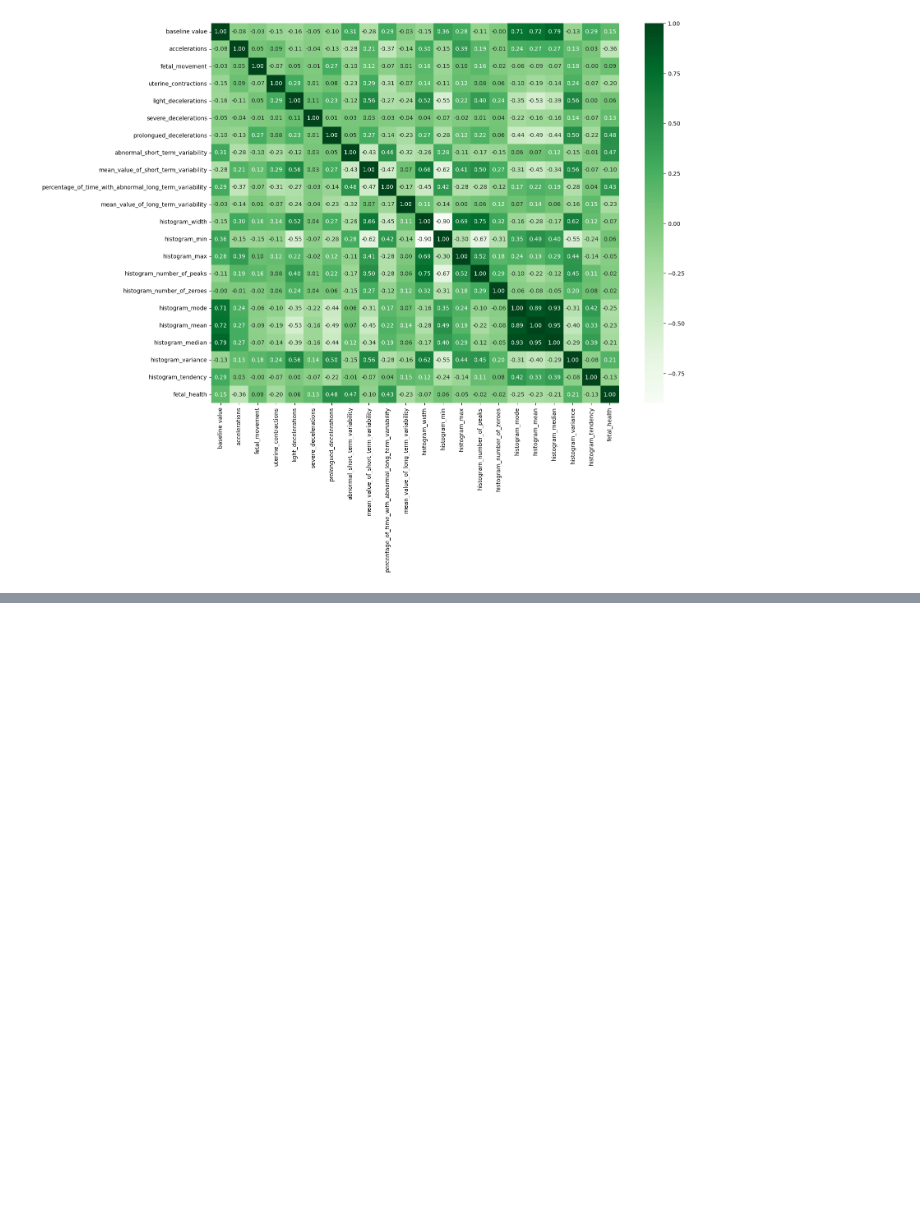
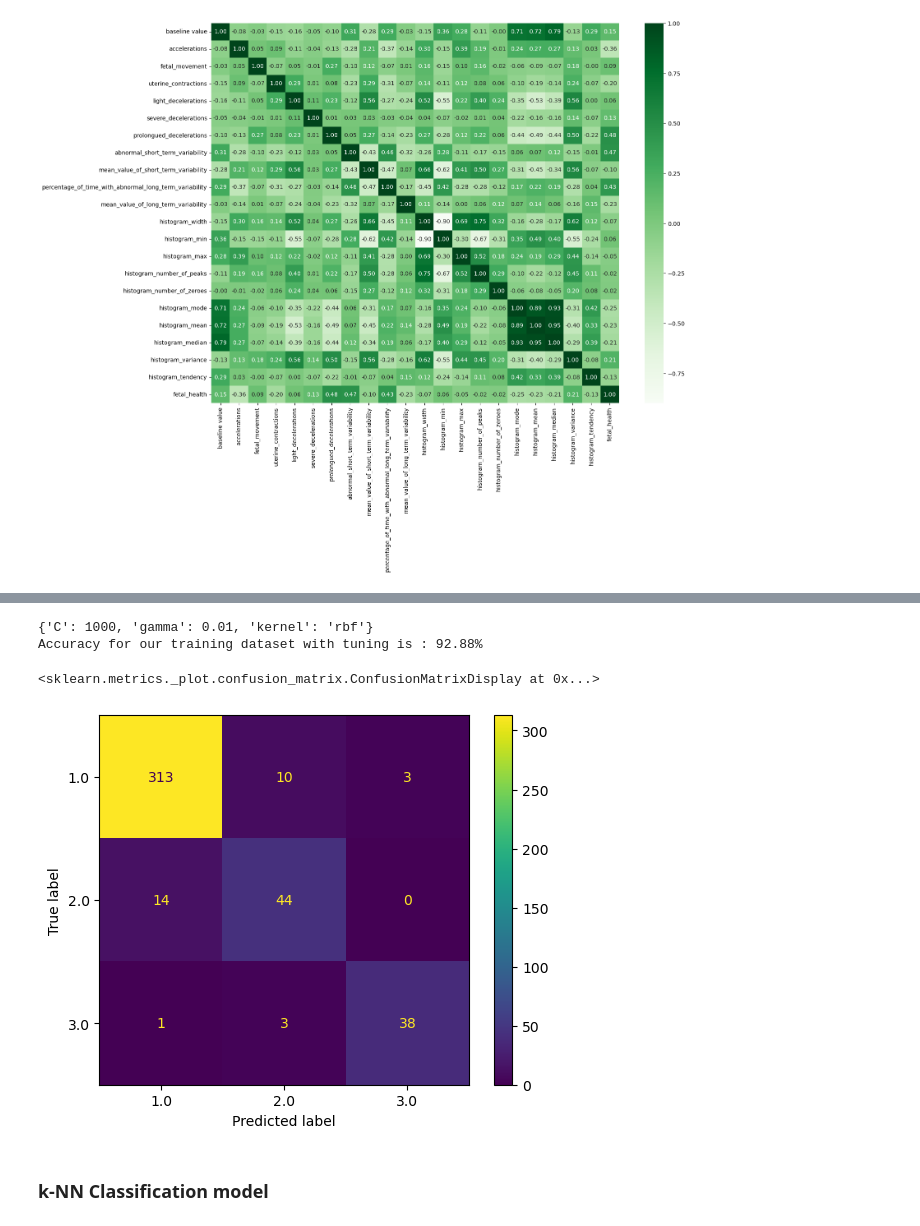
Before and after one commit to AdrianGuzniczak/kaggle-notebooks, a Jupyter notebook: Fetal Health Classification/Fetal health classification models.ipynb, the cells around one changed output, grey strips where cells are left out. Cells and saved outputs as stored; diff of their text form; code cells hidden in the pictures; blank space fills up the shorter version.

Commit message:
kNN and SVC classifications were performed

```diff
--- a/Fetal Health Classification/Fetal health classification models.ipynb
+++ b/Fetal Health Classification/Fetal health classification models.ipynb
@@ -137,0 +143,2 @@ Best features : Index(['baseline value', 'accelerations', 'uterine_contractions'
+# %%
+best_features = x_train.columns[rfecv.support_]
@@ -137,0 +154,5 @@ Best features : Index(['baseline value', 'accelerations', 'uterine_contractions'
+# %%
+# application of new features to x_train, and y_test
+
+x_train = x_train[best_features]
+x_test = x_test[best_features]
@@ -137,0 +161,7 @@ Best features : Index(['baseline value', 'accelerations', 'uterine_contractions'
+# %%
+param_grid = {'C': [0.1, 1, 10, 100, 1000],
+              'gamma': [1, 0.1, 0.01, 0.001, 0.0001],
+              'kernel': ['rbf']}
+
+grid = GridSearchCV(SVC(random_state=0), param_grid, refit = True, verbose = 3)
+grid.fit(x_train, y_train.values.ravel())
@@ -137,0 +191,14 @@ Best features : Index(['baseline value', 'accelerations', 'uterine_contractions'
+# %%
+print(grid.best_params_)
+accuracy = grid.best_score_ *100
+print("Accuracy for our training dataset with tuning is : {:.2f}%".format(accuracy) )
+# %% [output]
+{'C': 1000, 'gamma': 0.01, 'kernel': 'rbf'}
+Accuracy for our training dataset with tuning is : 92.88%
+# %%
+ConfusionMatrixDisplay.from_estimator(grid.best_estimator_, x_test, y_test)
+# %% [output]
+<sklearn.metrics._plot.confusion_matrix.ConfusionMatrixDisplay at 0x...>
+[figure, added]
+# %% [markdown]
+### k-NN Classification model
```
Also changed, not shown: parts of 25 cells of this notebook.
